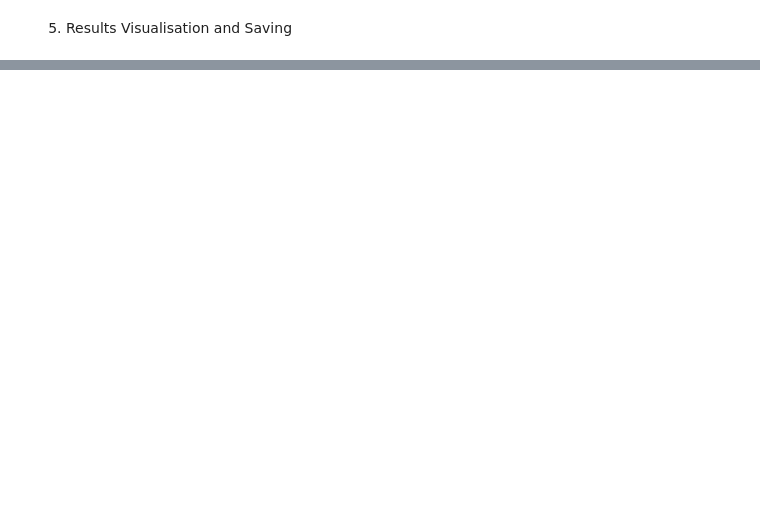
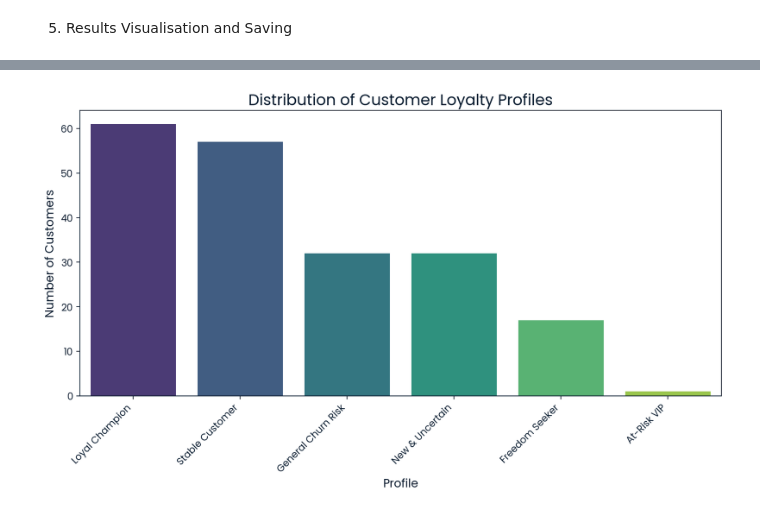
Before and after one commit to esteban-russi/customer-churn-and-personalisation, a Jupyter notebook: notebooks/02_Model_Experimentation.ipynb, the cells around one changed output, grey strips where cells are left out. Saved outputs shown, nothing was run; the diff lists cells and outputs as text; code cells hidden in the pictures; blank space fills up the shorter version.

```diff
--- a/notebooks/02_Model_Experimentation.ipynb
+++ b/notebooks/02_Model_Experimentation.ipynb
@@ -53,8 +72,7 @@ NEUTRAL_COLOR = '#8C8C8C'
 # %% [markdown]
 2. Data Loading and Preparation
 # %%
-df = pd.read_csv('Vodafone_Customer_Churn_Sample_Dataset.csv')
-#df = pd.read_csv('C:\\Users\\esteb\\Documents\\GitHub\\customer-churn-and-personalisation\\data\\Vodafone_Customer_Churn_Sample_Dataset.csv')
+df = pd.read_csv('data/Vodafone_Customer_Churn_Sample_Dataset.csv')
 
 df['TotalCharges'] = pd.to_numeric(df['TotalCharges'], errors='coerce')
 df['TotalCharges'].fillna(0, inplace=True)
@@ -235,0 +331,86 @@ Chart saved successfully as 'model_performance_comparison.png'
+# %%
+# --- Step 1: Synthesize Data from the Sample ---
+
+# We use the raw, unprocessed sample as the base for our final profiles DataFrame
+SAMPLE_SIZE = 200
+if 'X_test_sample_raw' not in locals():
+    X_test_sample_raw = shap.sample(X_test, SAMPLE_SIZE)
+results_df = X_test_sample_raw.copy()
+
+# Predict probabilities for this specific sample
+processed_sample = preprocessor.transform(X_test_sample_raw)
+sample_probabilities = nn_model.predict(processed_sample).flatten()
+results_df['churn_probability'] = sample_probabilities
+
+# --- Step 2: Create a Correctly Labeled SHAP DataFrame ---
+
+# THE FIX: Get the processed feature names directly from the preprocessor
+processed_feature_names = preprocessor.get_feature_names_out()
+
+# Create the SHAP DataFrame with the correct 45 column names and the correct index
+# `shap_values` was calculated on the raw sample in the previous step
+shap_df = pd.DataFrame(shap_values, columns=processed_feature_names, index=X_test_sample_raw.index)
+
+
+# --- Step 3: Identify the Primary Driver for each Customer ---
+
+def get_primary_driver(row):
+    """Finds the feature with the highest absolute SHAP value for a customer."""
+    abs_shap = row.abs()
+    primary_driver_feature = abs_shap.idxmax() # This will now be a processed name, e.g., 'cat__Contract_Month-to-month'
+    primary_driver_value = row[primary_driver_feature]
+    return pd.Series([primary_driver_feature, primary_driver_value], index=['primary_driver', 'driver_shap_value'])
+
+driver_df = shap_df.apply(get_primary_driver, axis=1)
+
+# --- Step 4: Combine the DataFrames ---
+# Now `results_df` and `driver_df` have matching indices and can be joined
+final_profiles_df = pd.concat([results_df, driver_df], axis=1)
+
+
+# --- Step 5: Define and Assign Customer Personas (Updated Logic) ---
+
+def assign_loyalty_profile(row):
+    """Assigns a persona based on churn probability and the processed primary driver."""
+    prob = row['churn_probability']
+    driver = row['primary_driver'] # This is now a processed name like 'cat__Contract_Month-to-month'
+    tenure = row['tenure']
+
+    # High-Risk Profiles
+    if prob > 0.5:
+        if 'Contract_Month-to-month' in driver:
+            return "Freedom Seeker"
+        elif 'tenure' in driver and tenure <= 12:
+            return "New & Uncertain"
+        elif 'InternetService_Fiber optic' in driver or 'MonthlyCharges' in driver:
+            return "At-Risk VIP"
+        else:
+            return "General Churn Risk"
+
+    # Low-Risk Profiles
+    else:
+        if ('Contract_Two year' in driver or 'Contract_One year' in driver) or \
+           ('tenure' in driver and tenure >= 36):
+            return "Loyal Champion"
+        else:
+            return "Stable Customer"
+
+final_profiles_df['loyalty_profile'] = final_profiles_df.apply(assign_loyalty_profile, axis=1)
+
+
+# --- Step 6: Analyze and Display the Segments (Unchanged) ---
+
+print("\nDistribution of Customer Loyalty Profiles (from sample):")
+profile_counts = final_profiles_df['loyalty_profile'].value_counts()
+print(profile_counts)
+
+plt.figure(figsize=(10, 6))
+sns.barplot(x=profile_counts.index, y=profile_counts.values, palette='viridis')
+plt.title('Distribution of Customer Loyalty Profiles', fontsize=16)
+plt.xlabel('Profile', fontsize=12)
+plt.ylabel('Number of Customers', fontsize=12)
+plt.xticks(rotation=45, ha='right')
+plt.tight_layout()
+plt.savefig("figures/loyalty_profiles.png", bbox_inches="tight")
+plt.show()
+# %% [output]
@@ -235,0 +428 @@ Chart saved successfully as 'model_performance_comparison.png'
+[figure, added]
```
Also changed, not shown: parts of 15 cells of this notebook, 2 other files.
